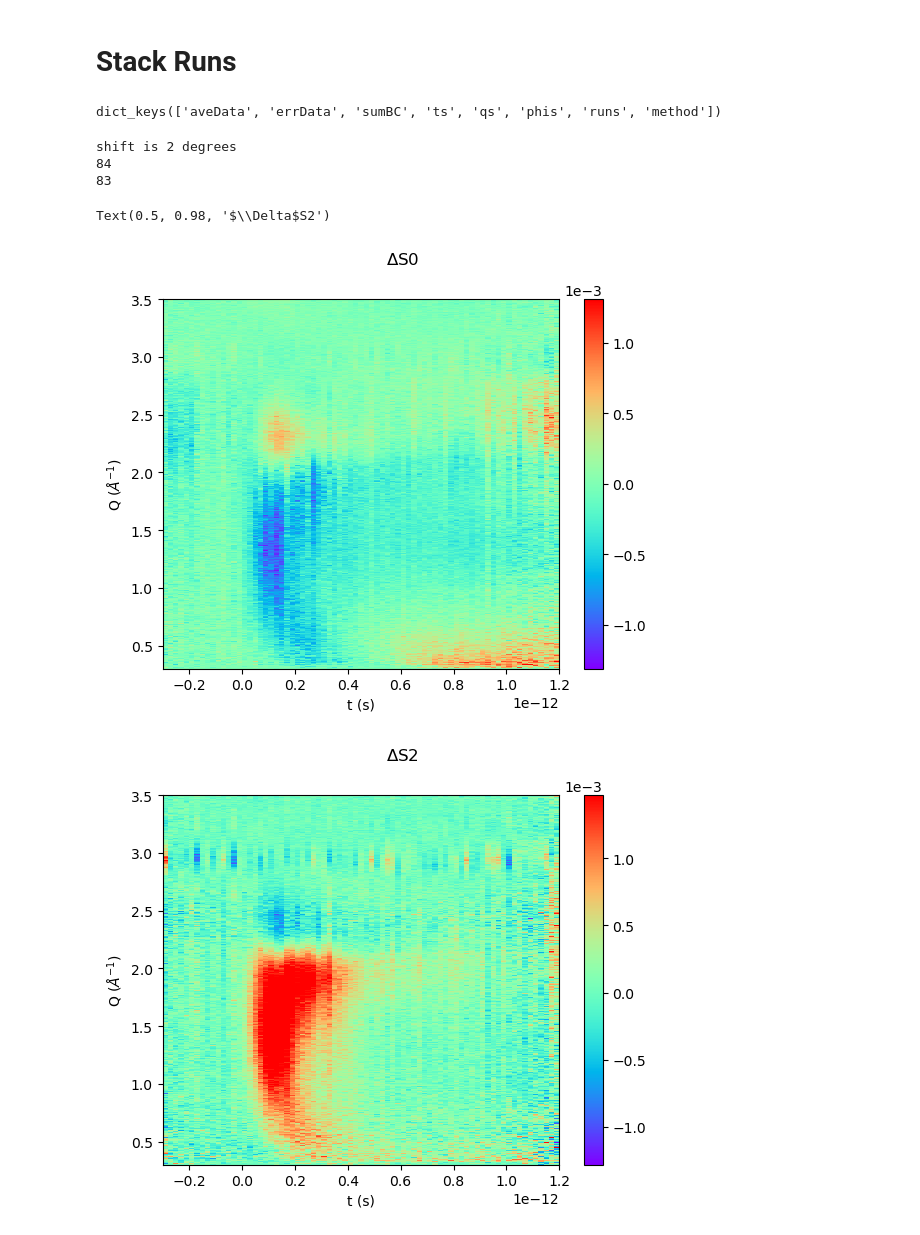
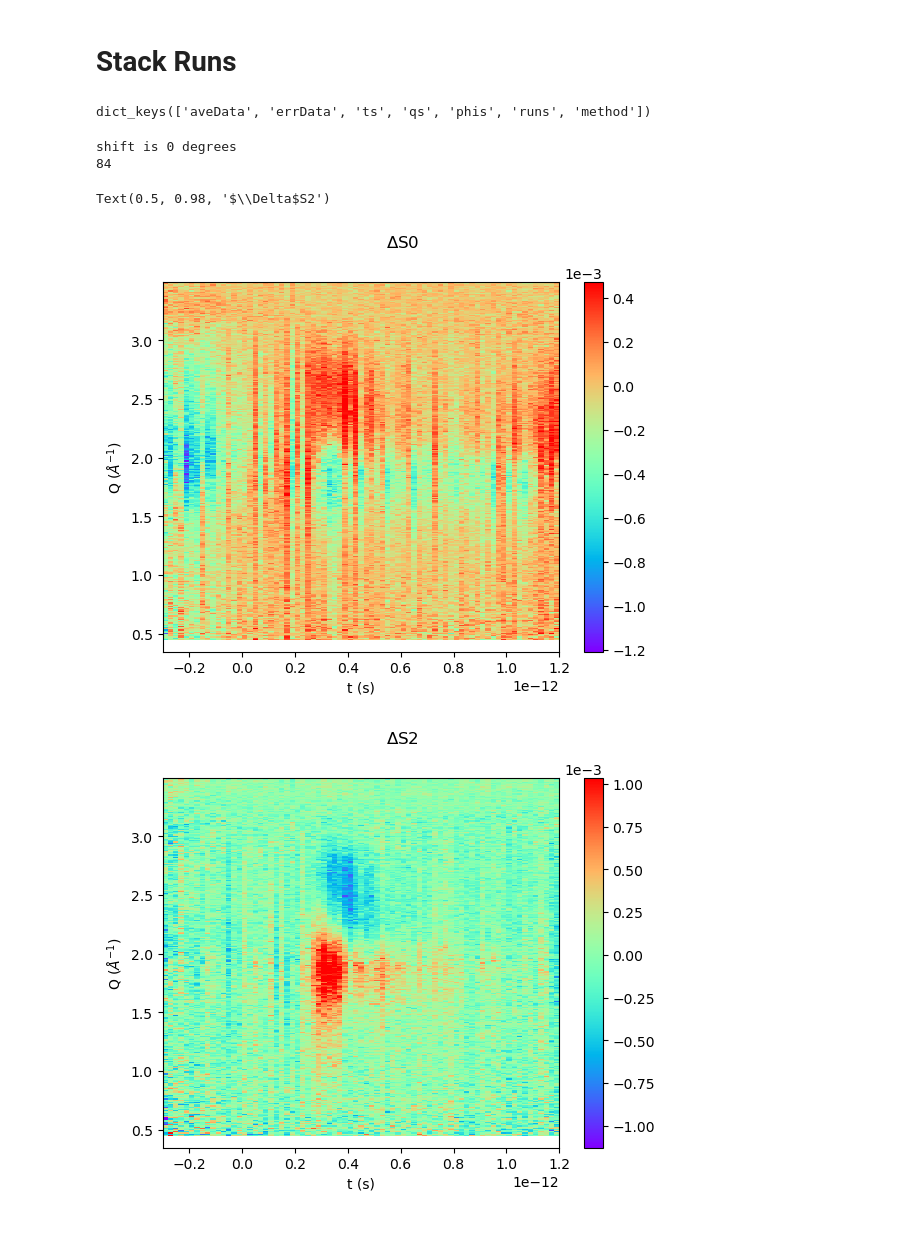
Before and after one commit to Solution-Phase-Chemistry/ReduceScatt, a Jupyter notebook: Example_delay_v1.ipynb, the cells around one changed output. Saved outputs shown, nothing was run; the diff lists cells and outputs as text; code cells hidden in the pictures.

```diff
--- a/Example_delay_v1.ipynb
+++ b/Example_delay_v1.ipynb
@@ -29,18 +29,13 @@ from LCLSDataToolsNew.plottingTools import *
 
 print('Import Complete!')
 
-exper = 'xcsly5320'
-### ffb ###
-# smalldata_folder='/cds/data/drpsrcf/xcs/'+exper+'/scratch/hdf5/smalldata/'
-### call ffb from psana ###
-# smalldata_folder='/reg/data/drpsrcf/xcs/'+exper+'/scratch/hdf5/smalldata/'
-### psana ###
-smalldata_folder='/reg/d/psdm/xcs/'+exper+'/hdf5/smalldata/smdBeamtime/'
+exper = 'xcsl1008621'
 
+### s3df ###
+smalldata_folder='/sdf/data/lcls/ds/xcs/'+exper+'/hdf5/smalldata/'
 
-# outpath='/reg/d/psdm/xcs/'+exper+'/results/ReducedData/'
-# outpath='/reg/d/psdm/xcs/'+exper+'/scratch/slr/'
-outpath='/cds/home/s/slraj/code/ScatteringCode/'
+## set output path as desired
+outpath='/sdf/data/lcls/ds/xcs/'+exper+'/results/ReducedData/'
 
 # #make directories if needed
 if os.path.isdir(outpath+'/figures/')==False:
@@ -156,9 +169,9 @@ done
 # Stack Runs
 # %%
 runpath=outpath+'npy/'
-runs2=[255,256]
+runs2=[133, 134, 135]
 
-stackDict=StackProccessed(runpath,exper,runs2,method='bincount')
+stackDict=StackProccessed(runpath,exper,runs2,method='WAve')
 # %%
 #load variables from stack
 
@@ -168,31 +181,28 @@ ts=stackDict['ts']
 qs=stackDict['qs']
 phis=stackDict['phis']
 # %% [output]
-dict_keys(['aveData', 'errData', 'sumBC', 'ts', 'qs', 'phis', 'runs', 'method'])
+dict_keys(['aveData', 'errData', 'ts', 'qs', 'phis', 'runs', 'method'])
 # %%
 #do anisotropy
 
-S0,S0_err,S2,S2_err=S0S2(diff,phis,shift_n=0)
+S0,S0_err,S2,S2_err=S0S2P(diff,phis,shift_n=0)
 # %% [output]
-shift is 2 degrees
+shift is 0 degrees
 84
-83
 # %%
 #plot
 
-qrange=(0.3,3.5)
-trange=(-0.3e-12,1.2e-12)
+goodq,qrange=chooseR(0.3,3.5,qs)
+goodt,trange=chooseR(-0.3e-12,1.2e-12,ts)
 
-goodq=np.nonzero( (qrange[0]<qs) & (qs<qrange[1]) )
-goodt=np.nonzero( (trange[0]<ts) & (ts<trange[1]) )
 
 plot_2d(ts[goodt],qs[goodq],S0[goodt,:].squeeze()[:,goodq].squeeze())
 # plt.clim(-2e-4,2e-4)
 plt.suptitle('$\Delta$S0')
 plot_2d(ts[goodt],qs[goodq],S2[goodt,:].squeeze()[:,goodq].squeeze())
 # plt.clim(-2e-4,2e-4)
 plt.suptitle('$\Delta$S2')
 # %% [output]
 Text(0.5, 0.98, '$\\Delta$S2')
-[figure, old version]
+[figure, new version]
-[figure, old version]
+[figure, new version]
```
Also changed, not shown: parts of 2 cells of this notebook, 1 other file.
